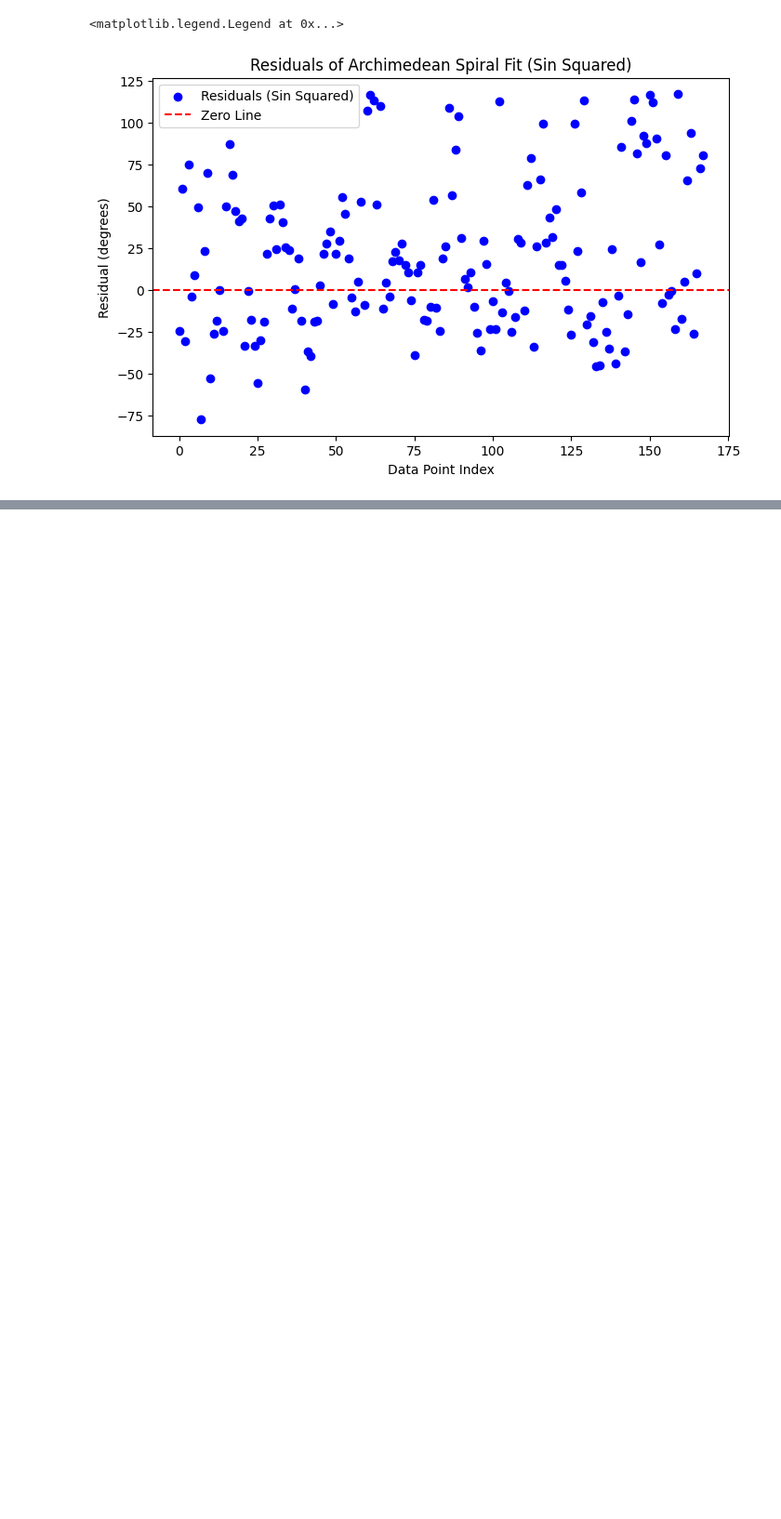
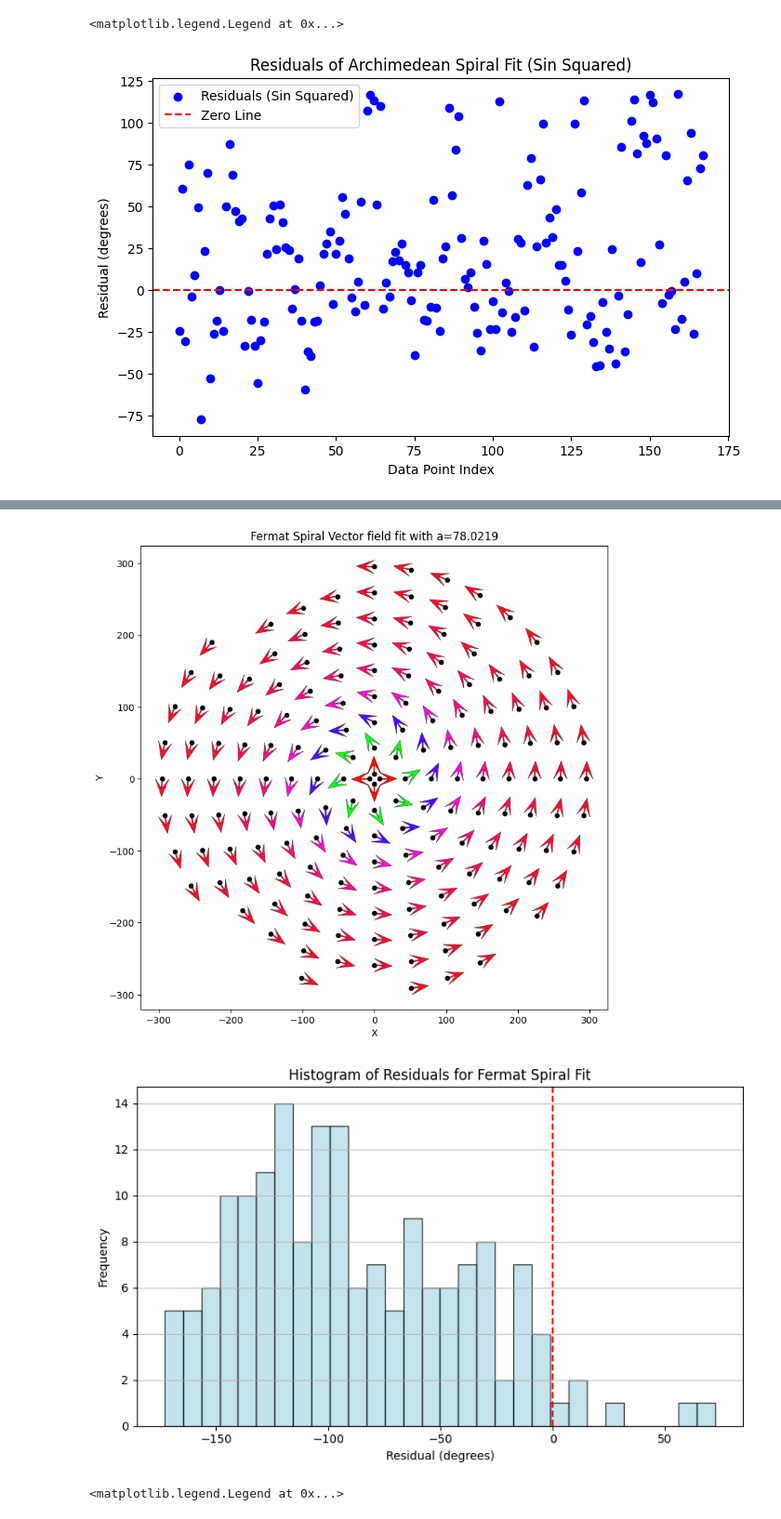
Before and after one commit to KumarRishabh/spiral-chirals, a Jupyter notebook: statistical_analysis.ipynb, the cells around one changed output, grey strips where cells are left out. Shown at 93% size. Cells and saved outputs as stored; diff of their text form; code cells hidden in the pictures; blank space fills up the shorter version.

Commit message:
Implemented optimization problems for vector field fitting

```diff
--- a/python_notebooks/statistical_analysis.ipynb
+++ b/statistical_analysis.ipynb
@@ -602,0 +641,53 @@ def objective_fermat_spiral(a, angles, r, scaling = True):
+# %%
+## plot the vector field with the fitted Fermat spirals and their residuals
+predicted_angles_fermat = np.degrees(np.arctan(2 * r**2 / a_opt1**2))
+residuals_fermat = angles_deg - predicted_angles_fermat
+# For each x_i, y_i coordinate, compute the predicted vector from the fitted spiral
+for i in range(len(coordinates)):
+    r_i = r[i]
+    theta_i = theta[i]
+    fitted_angle = predicted_angles_fermat[i]
+    phi_fitted = fitted_angle + np.degrees(theta_i)
+    phi_fitted_rad = np.deg2rad(phi_fitted)
+    U_fitted = np.cos(phi_fitted_rad)
+    V_fitted = np.sin(phi_fitted_rad)
+plt.figure(figsize=(9, 9))
+U_fitted_scaled = magnitude_scale * np.cos(np.deg2rad(predicted_angles_fermat + np.degrees(theta)))
+V_fitted_scaled = magnitude_scale * np.sin(np.deg2rad(predicted_angles_fermat + np.degrees(theta)))
+q_fitted = plt.quiver(
+    X, Y, U_fitted_scaled, V_fitted_scaled, predicted_angles_fermat,
+    angles='xy', scale_units='xy', scale=1, cmap='hsv',
+    width=0.015,
+    headwidth=12,
+    headlength=16,
+    headaxislength=8,
+    alpha=0.95, edgecolor='k', linewidth=0.3
+)
+plt.scatter(X, Y, c='k', s=20, zorder=3)
+plt.gca().set_aspect('equal', 'box')
+plt.xlabel('X')
+plt.ylabel('Y')
+plt.title(f'Fermat Spiral Vector field fit with a={a_opt1:.4f}')
+plt.show()
+
+## Plot residuals histogram for Fermat spiral fit
+plt.figure(figsize=(8, 5))
+plt.hist(residuals_fermat, bins=30, color='lightblue', edgecolor='black', alpha=0.7)
+plt.axvline(0, color='red', linestyle='--', label='Zero Line')
+plt.title('Histogram of Residuals for Fermat Spiral Fit')
+plt.xlabel('Residual (degrees)')
+plt.ylabel('Frequency')
+plt.grid(axis='y', alpha=0.75)
+plt.tight_layout()
+plt.show()
+plt.figure(figsize=(8, 5))
+plt.scatter(range(len(residuals_fermat)), residuals_fermat, color='blue', label='Residuals (Least Squares)')
+plt.axhline(0, color='red', linestyle='--', label='Zero Line')
+plt.xlabel('Data Point Index')
+plt.ylabel('Residual (degrees)')
+plt.title('Residuals of Fermat Spiral Fit (Least Squares)')
+plt.legend()
+# %% [output]
+[figure, added]
+[figure, added]
+<matplotlib.legend.Legend at 0x...>
```
Also changed, not shown: parts of 6 cells of this notebook, 4 other files.
